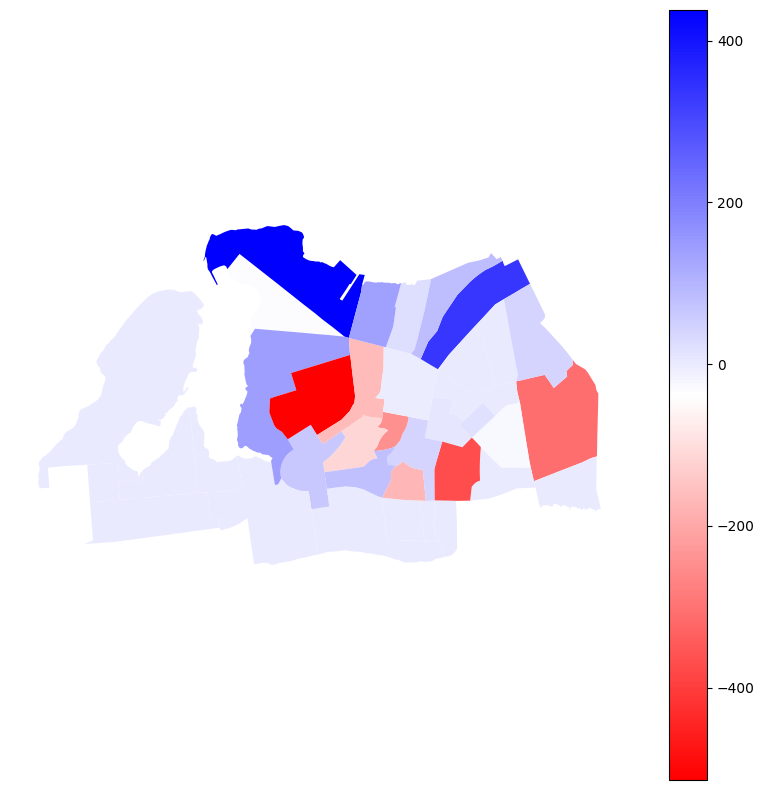
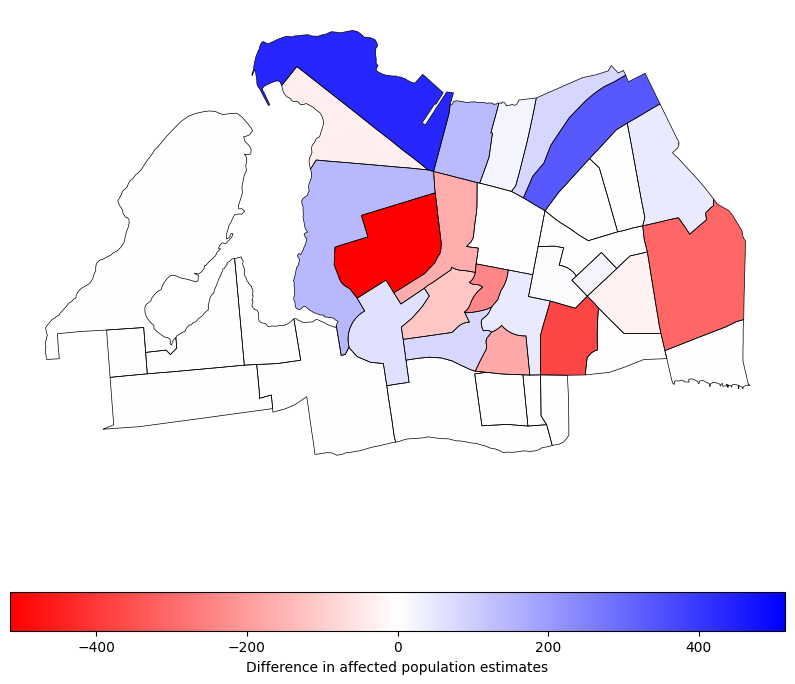
Unified diff of the notebook cell whose output changed from the first chart to the second:
--- before
+++ after
@@ -1 +1,15 @@
-census_far_rockaway_gdf.plot("pop_diff", legend=True, figsize=(10, 10), cmap="bwr_r")
+ax = census_far_rockaway_gdf.boundary.plot(
+    edgecolor="black", figsize=(10, 10), linewidth=0.5
+)
+census_far_rockaway_gdf.plot(
+    "pop_diff",
+    legend=True,
+    cmap="bwr_r",
+    vmin=-census_far_rockaway_gdf["pop_diff"].abs().max(),
+    vmax=census_far_rockaway_gdf["pop_diff"].abs().max(),
+    legend_kwds={
+        "label": "Difference in affected population estimates",
+        "orientation": "horizontal",
+    },
+    ax=ax,
+)

Commit: some cleanup